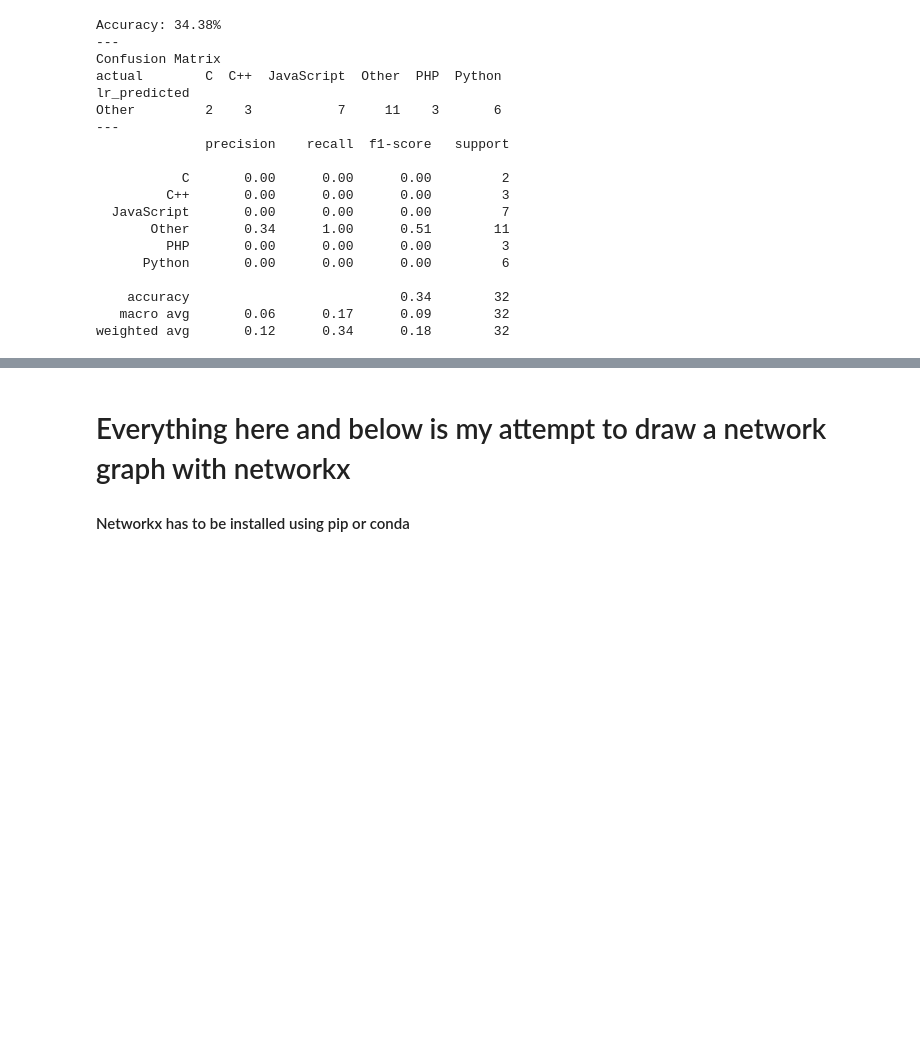
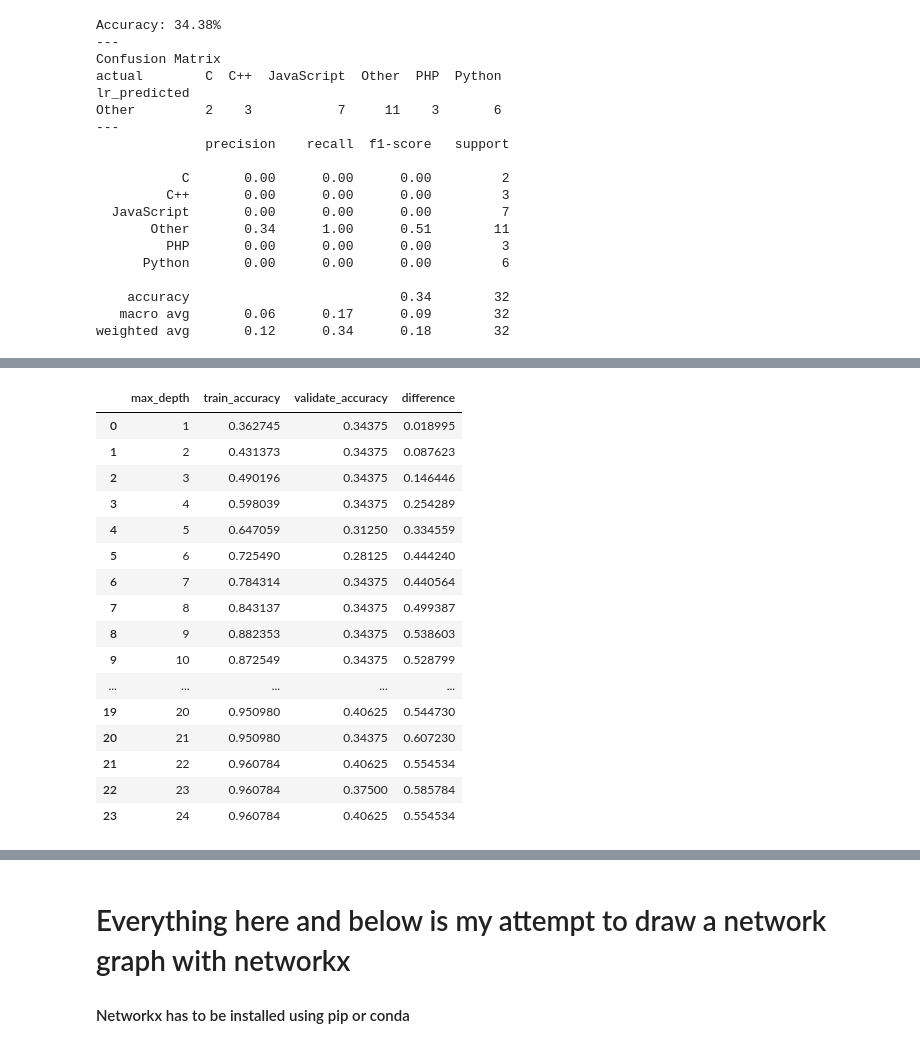
Before and after one commit to TeamAwesomeQuackers/NLP_Project, a Jupyter notebook: Workbooks/brian_explore_notebook.ipynb, the cells around one changed output, grey strips where cells are left out. Drawn from its saved outputs; the diff is of its cells as text; code cells hidden in the pictures; blank space fills up the shorter version.

```diff
--- a/Workbooks/brian_explore_notebook.ipynb
+++ b/Workbooks/brian_explore_notebook.ipynb
@@ -789,0 +794,46 @@ Tree of 10 depth
+# %%
+# Let's continue getting loopy, so we can compare in-sample to out-of-sample
+metrics = []
+
+for i in range(1, 25):
+    # Make the model
+    forest = RandomForestClassifier(max_depth=i, random_state=123)
+
+    # Fit the model (on train and only train)
+    forest = forest.fit(X_train, y_train)
+
+    # Use the model
+    # We'll evaluate the model's performance on train, first
+    in_sample_accuracy = forest.score(X_train, y_train)
+
+    out_of_sample_accuracy = forest.score(X_validate, y_validate)
+
+    output = {
+        "max_depth": i,
+        "train_accuracy": in_sample_accuracy,
+        "validate_accuracy": out_of_sample_accuracy
+    }
+
+    metrics.append(output)
+
+dataframe = pd.DataFrame(metrics)
+dataframe["difference"] = dataframe.train_accuracy - dataframe.validate_accuracy
+dataframe
+# %% [output]
+|  | max_depth | train_accuracy | validate_accuracy | difference |
+| 0 | 1 | 0.362745 | 0.34375 | 0.018995 |
+| 1 | 2 | 0.431373 | 0.34375 | 0.087623 |
+| 2 | 3 | 0.490196 | 0.34375 | 0.146446 |
+| 3 | 4 | 0.598039 | 0.34375 | 0.254289 |
+| 4 | 5 | 0.647059 | 0.31250 | 0.334559 |
+| 5 | 6 | 0.725490 | 0.28125 | 0.444240 |
+| 6 | 7 | 0.784314 | 0.34375 | 0.440564 |
+| 7 | 8 | 0.843137 | 0.34375 | 0.499387 |
+| 8 | 9 | 0.882353 | 0.34375 | 0.538603 |
+| 9 | 10 | 0.872549 | 0.34375 | 0.528799 |
+| ... | ... | ... | ... | ... |
+| 19 | 20 | 0.950980 | 0.40625 | 0.544730 |
+| 20 | 21 | 0.950980 | 0.34375 | 0.607230 |
+| 21 | 22 | 0.960784 | 0.40625 | 0.554534 |
+| 22 | 23 | 0.960784 | 0.37500 | 0.585784 |
+| 23 | 24 | 0.960784 | 0.40625 | 0.554534 |
```
Also changed, not shown: parts of 69 cells of this notebook.
